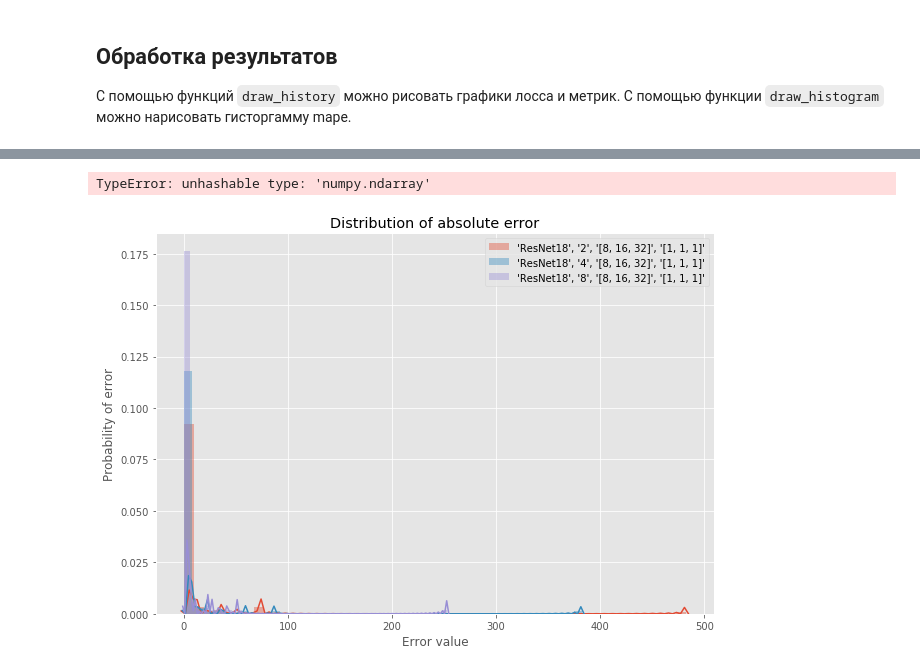
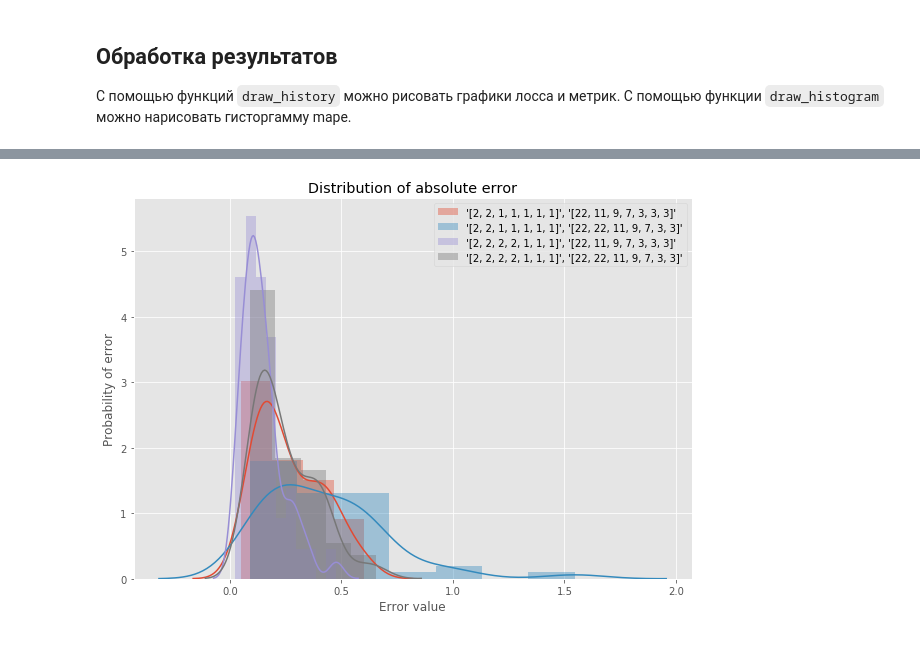
Before and after one commit to analysiscenter/radial, a Jupyter notebook: research/research_cv.ipynb, the cells around one changed output, grey strips where cells are left out. Saved outputs shown, nothing was run; the diff lists cells and outputs as text; code cells hidden in the pictures.

Commit message:
add research nb

```diff
--- a/research/research_cv.ipynb
+++ b/research/research_cv.ipynb
@@ -189,3 +211,3 @@ research = (Research()
 # %%
-res = execute_research_with_cv(train_pipeline, test_pipeline, research, dataset, n_reps=2, n_iters=100, cross_val=cross_val)
+res = execute_research_with_cv(train_pipeline, test_pipeline, research, dataset, n_reps=2, n_iters=500, cross_val=cross_val)
 # %% [output]
@@ -194,9 +216,3 @@ Distributor has 4 jobs with 100 iterations. Totally: 400
 # %% [markdown]
 ## Обработка результатов
 С помощью функций `draw_history` можно рисовать графики лосса и метрик. С помощью функции `draw_histogram` можно нарисовать гисторгамму mape.
-# %%
-res = res[0]
-# %%
-res = [res]
-# %%
-a = res.load_results()
@@ -232,8 +225,4 @@ TypeError: unhashable type: 'numpy.ndarray'
-# %%
-draw_history(research=res, names=['train', 'test_mape', 'test_mape30'], types_var=['loss', 'metrics'], cross_val=cross_val, aggr=False, iter_start=1)
-# %% [output]
-TypeError: unhashable type: 'numpy.ndarray'
 # %%
-draw_hisogram(res, name='test_ape', type_var='metrics', cross_val=cross_val)
+draw_hisogram([res], name='test_ape', type_var='metrics', cross_val=cross_val)
 # %% [output]
-[figure, old version]
+[figure, new version]
```
Also changed, not shown: parts of 10 cells of this notebook.
